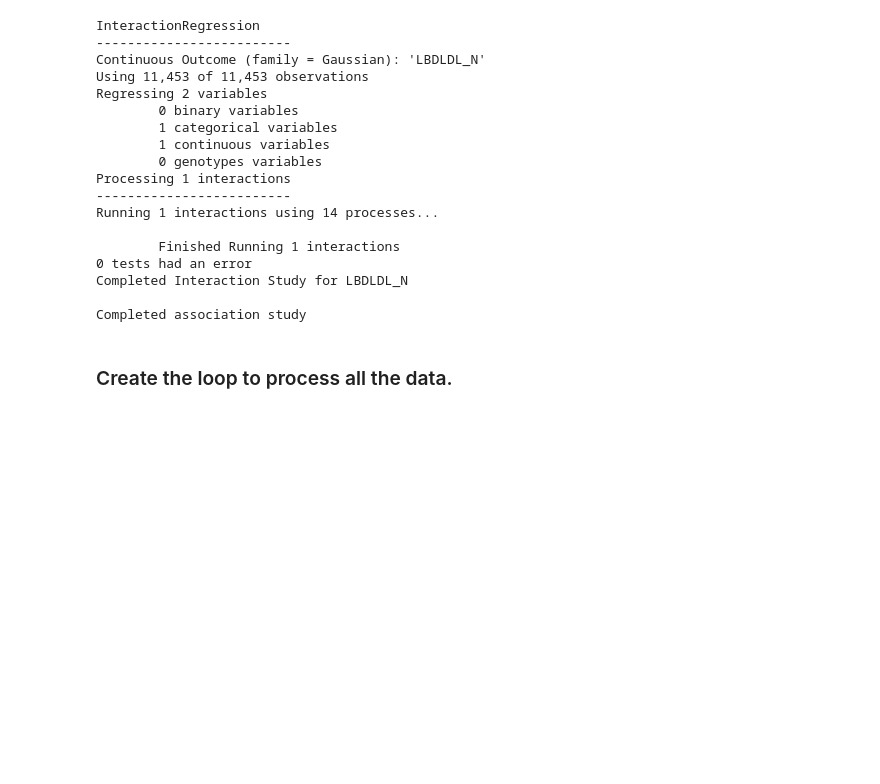
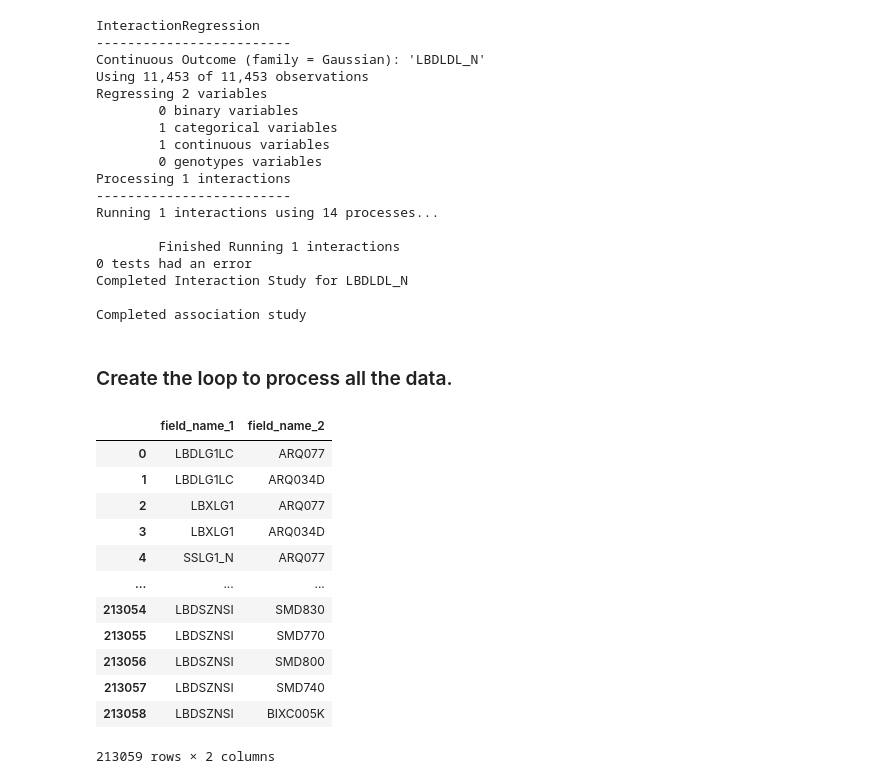
Before and after one commit to HallLab/pbs_igem, a Jupyter notebook: Phase_5_Run_Interactions.ipynb, the cells around one changed output. Saved outputs shown, nothing was run; the diff lists cells and outputs as text; code cells hidden in the pictures; blank space fills up the shorter version.

```diff
--- a/Phase_5_Run_Interactions.ipynb
+++ b/Phase_5_Run_Interactions.ipynb
@@ -306,0 +275,16 @@ list_results_discover.append(
+# %%
+df_models_filtered
+# %% [output]
+|  | field_name_1 | field_name_2 |
+| 0 | LBDLG1LC | ARQ077 |
+| 1 | LBDLG1LC | ARQ034D |
+| 2 | LBXLG1 | ARQ077 |
+| 3 | LBXLG1 | ARQ034D |
+| 4 | SSLG1_N | ARQ077 |
+| ... | ... | ... |
+| 213054 | LBDSZNSI | SMD830 |
+| 213055 | LBDSZNSI | SMD770 |
+| 213056 | LBDSZNSI | SMD800 |
+| 213057 | LBDSZNSI | SMD740 |
+| 213058 | LBDSZNSI | BIXC005K |
+213059 rows × 2 columns
```
Also changed, not shown: parts of 18 cells of this notebook, 1 other file.
